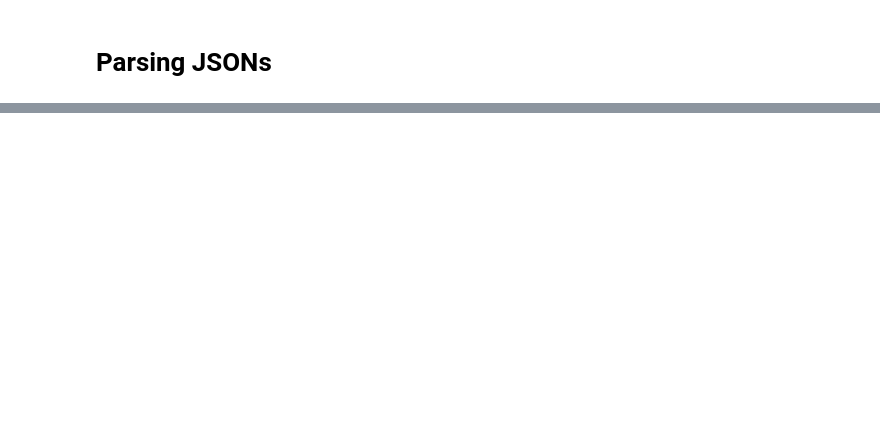
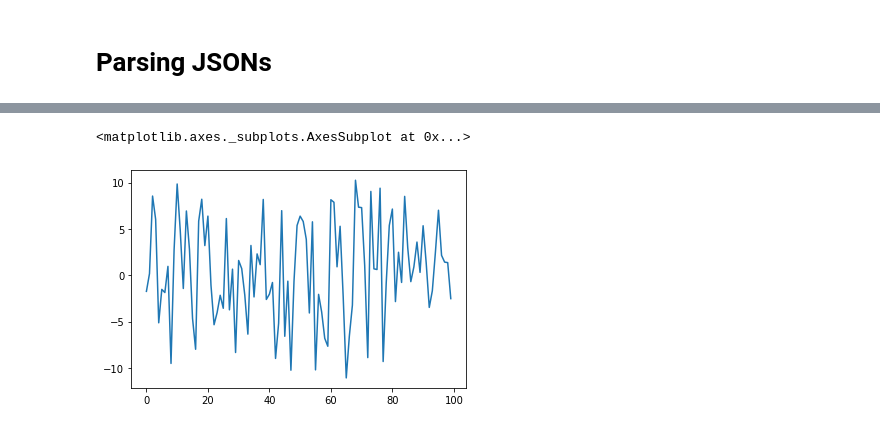
Before and after one commit to fdanieluk/vincents_challenge, a Jupyter notebook: parsing.ipynb, the cells around one changed output, grey strips where cells are left out. Cells and saved outputs as stored; diff of their text form; code cells hidden in the pictures; blank space fills up the shorter version.

```diff
--- a/parsing.ipynb
+++ b/parsing.ipynb
@@ -162,0 +238,2 @@ df.distance.hist()
+# %%
+mean_vector = np.mean(np.array(best_v), axis=0)
@@ -162,0 +267,5 @@ df.distance.hist()
+# %%
+sns.lineplot(x=range(100), y=mean_vector)
+# %% [output]
+<matplotlib.axes._subplots.AxesSubplot at 0x...>
+[figure, added]
```
Also changed, not shown: parts of 69 cells of this notebook, 3 other files.
